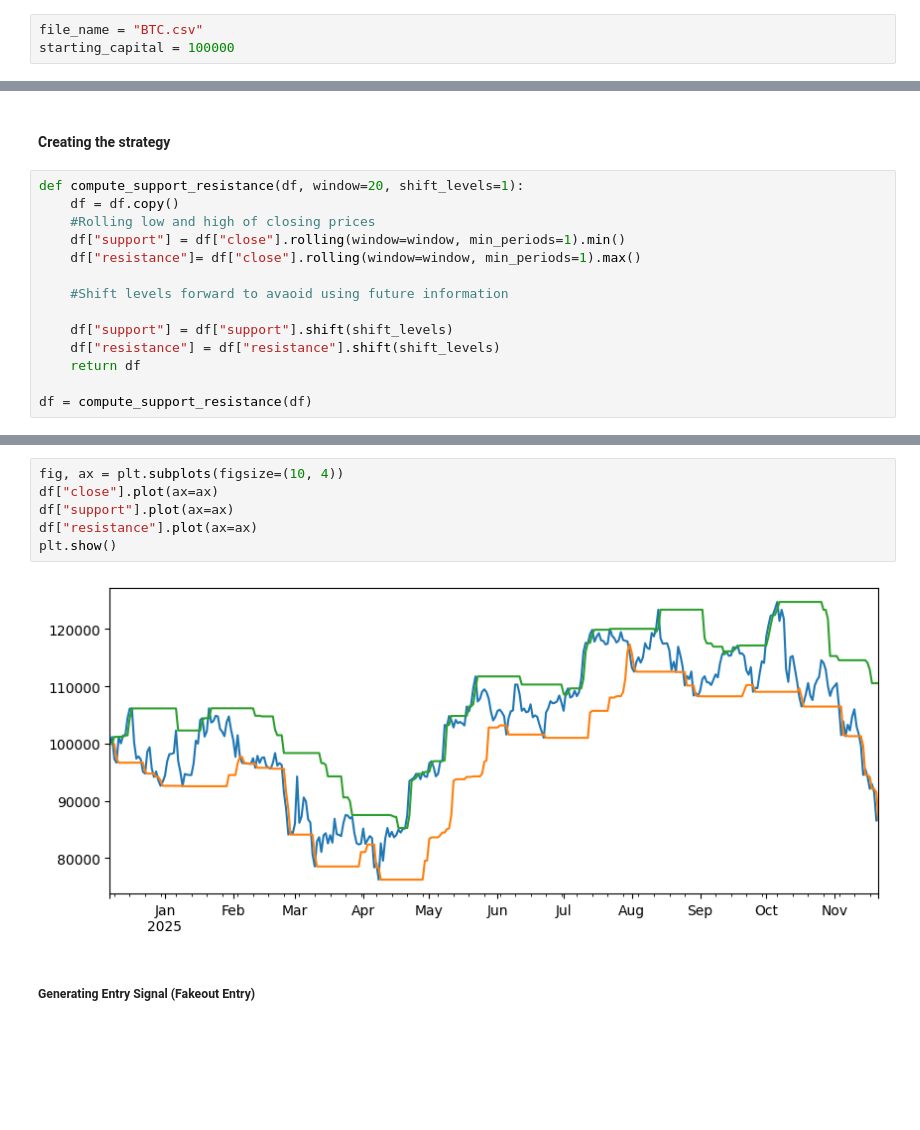
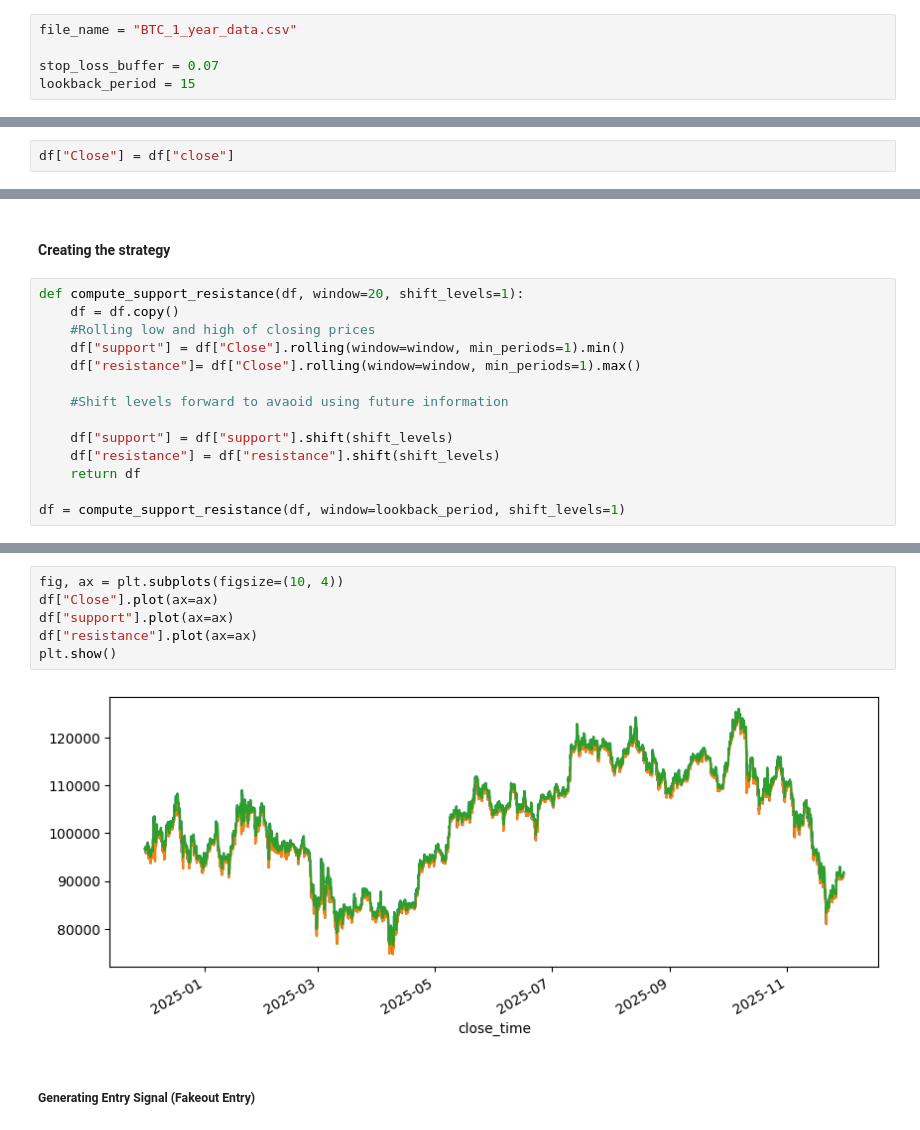
Before and after one commit to tech-ml-quant-luv/Machine-Learning-Engineer-in-Quant, a Jupyter notebook: Machine_learning_projects/Fakeout_strategy/preparing_the_strategy.ipynb, the cells around one changed output, grey strips where cells are left out. Cells and saved outputs as stored; diff of their text form; blank space fills up the shorter version.

```diff
--- a/Machine_learning_projects/Fakeout_strategy/preparing_the_strategy.ipynb
+++ b/Machine_learning_projects/Fakeout_strategy/preparing_the_strategy.ipynb
@@ -2,8 +2,10 @@
 import pandas as pd
 import matplotlib.pyplot as plt
 # %%
-file_name = "BTC.csv"
-starting_capital = 100000
+file_name = "BTC_1_year_data.csv"
+
+stop_loss_buffer = 0.07
+lookback_period = 15
 # %%
 df = pd.read_csv(file_name, index_col=0, parse_dates=True)
 df.head()
@@ -17,2 +22,4 @@ df.head()
+# %%
+df["Close"] = df["close"]
 # %%
 fig, ax = plt.subplots(figsize=(10, 4))
@@ -26,8 +33,8 @@ plt.show()
 def compute_support_resistance(df, window=20, shift_levels=1):
     df = df.copy()
     #Rolling low and high of closing prices
-    df["support"] = df["close"].rolling(window=window, min_periods=1).min()
-    df["resistance"]= df["close"].rolling(window=window, min_periods=1).max()
+    df["support"] = df["Close"].rolling(window=window, min_periods=1).min()
+    df["resistance"]= df["Close"].rolling(window=window, min_periods=1).max()
 
     #Shift levels forward to avaoid using future information
 
@@ -35,7 +42,7 @@ def compute_support_resistance(df, window=20, shift_levels=1):
     df["resistance"] = df["resistance"].shift(shift_levels)
     return df
 
-df = compute_support_resistance(df)
+df = compute_support_resistance(df, window=lookback_period, shift_levels=1)
 # %%
 df
 # %% [output]
@@ -55,11 +63,11 @@ df
 # %%
 fig, ax = plt.subplots(figsize=(10, 4))
-df["close"].plot(ax=ax)
+df["Close"].plot(ax=ax)
 df["support"].plot(ax=ax)
 df["resistance"].plot(ax=ax)
 plt.show()
 # %% [output]
-[figure, old version]
+[figure, new version]
 # %% [markdown]
 ##### Generating Entry Signal (Fakeout Entry)
 # %%
```
Also changed, not shown: parts of 24 cells of this notebook, 9 other files.
